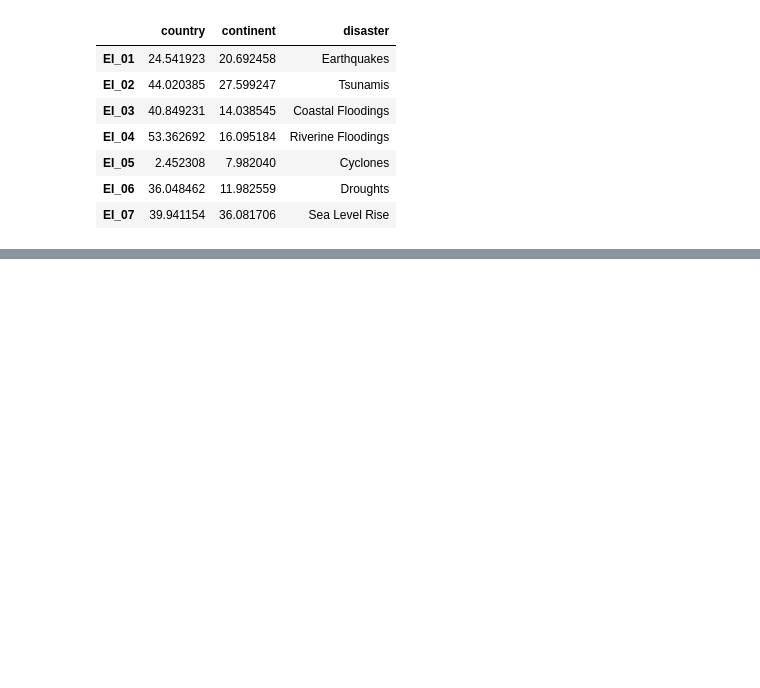
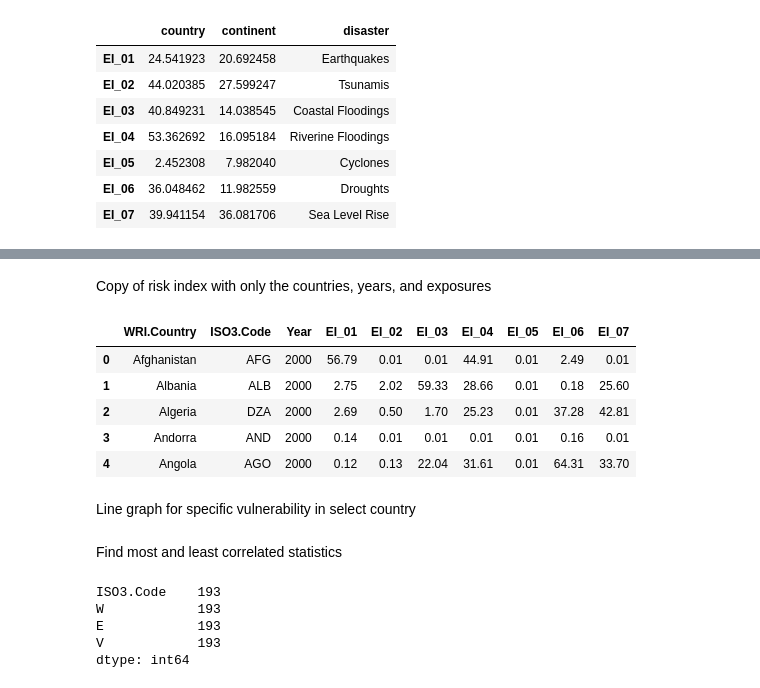
Before and after one commit to USER-afsk/Data-Project, a Jupyter notebook: Untitled-1.ipynb, the cells around one changed output, grey strips where cells are left out. Cells and saved outputs as stored; diff of their text form; code cells hidden in the pictures; blank space fills up the shorter version.

```diff
--- a/Untitled-1.ipynb
+++ b/Untitled-1.ipynb
@@ -258,0 +282,14 @@ continents = {
+# %% [markdown]
+Copy of risk index with only the countries, years, and exposures
+# %%
+trend_exposure = trend[['WRI.Country', 'ISO3.Code', 'Year'] + exposureSubCol]
+display(trend_exposure.head())
+# %% [output]
+|  | WRI.Country | ISO3.Code | Year | EI_01 | EI_02 | EI_03 | EI_04 | EI_05 | EI_06 | EI_07 |
+| 0 | Afghanistan | AFG | 2000 | 56.79 | 0.01 | 0.01 | 44.91 | 0.01 | 2.49 | 0.01 |
+| 1 | Albania | ALB | 2000 | 2.75 | 2.02 | 59.33 | 28.66 | 0.01 | 0.18 | 25.60 |
+| 2 | Algeria | DZA | 2000 | 2.69 | 0.50 | 1.70 | 25.23 | 0.01 | 37.28 | 42.81 |
+| 3 | Andorra | AND | 2000 | 0.14 | 0.01 | 0.01 | 0.01 | 0.01 | 0.16 | 0.01 |
+| 4 | Angola | AGO | 2000 | 0.12 | 0.13 | 22.04 | 31.61 | 0.01 | 64.31 | 33.70 |
+# %% [markdown]
+Line graph for specific vulnerability in select country
@@ -258,0 +306,12 @@ continents = {
+# %% [markdown]
+Find most and least correlated statistics
+# %%
+recentTrend = trend[trend['Year'] >= 2025]
+recentTrend = recentTrend[['ISO3.Code', 'W', 'E', 'V']]
+recentTrend.count()
+# %% [output]
+ISO3.Code    193
+W            193
+E            193
+V            193
+dtype: int64
```
Also changed, not shown: parts of 9 cells of this notebook.
